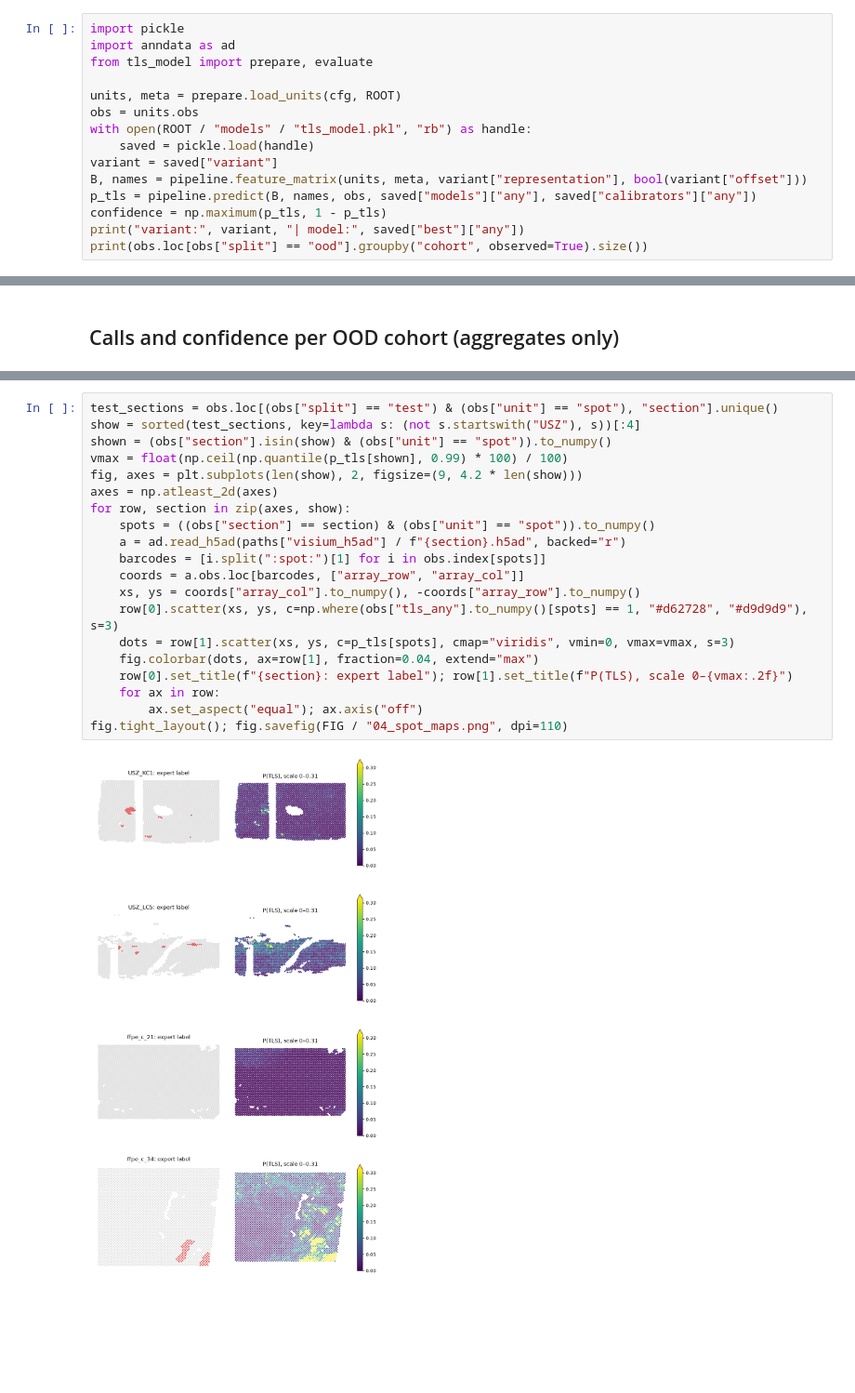
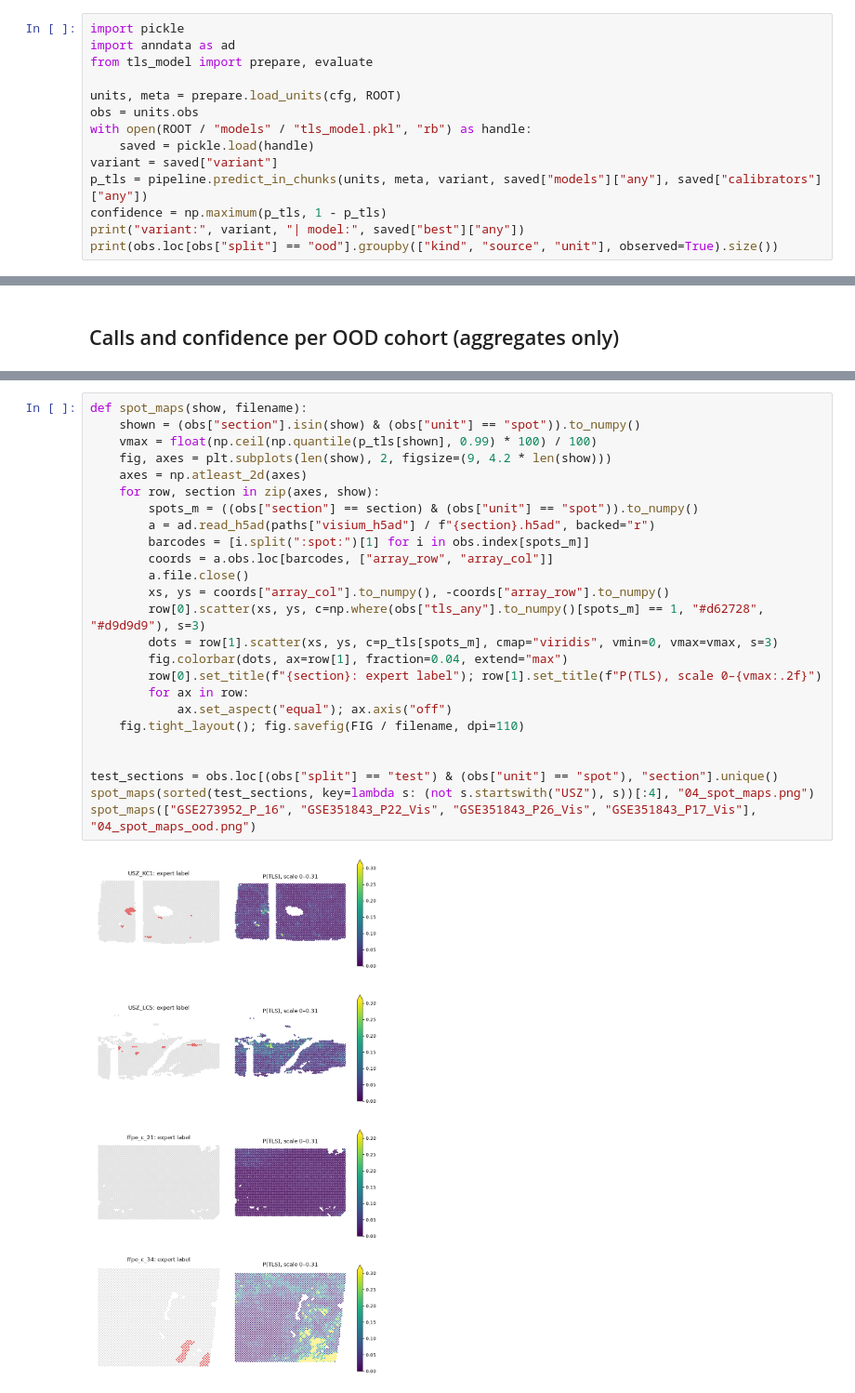
Before and after one commit to onion-42/tls-spatial-bulk, a Jupyter notebook: notebooks/04_predict_ood.ipynb, the cells around one changed output, grey strips where cells are left out. Shown at 93% size. Saved outputs shown, nothing was run; the diff lists cells and outputs as text; blank space fills up the shorter version.

```diff
--- a/notebooks/04_predict_ood.ipynb
+++ b/notebooks/04_predict_ood.ipynb
@@ -42,9 +42,8 @@ obs = units.obs
 with open(ROOT / "models" / "tls_model.pkl", "rb") as handle:
     saved = pickle.load(handle)
 variant = saved["variant"]
-B, names = pipeline.feature_matrix(units, meta, variant["representation"], bool(variant["offset"]))
-p_tls = pipeline.predict(B, names, obs, saved["models"]["any"], saved["calibrators"]["any"])
+p_tls = pipeline.predict_in_chunks(units, meta, variant, saved["models"]["any"], saved["calibrators"]["any"])
 confidence = np.maximum(p_tls, 1 - p_tls)
 print("variant:", variant, "| model:", saved["best"]["any"])
-print(obs.loc[obs["split"] == "ood"].groupby("cohort", observed=True).size())
+print(obs.loc[obs["split"] == "ood"].groupby(["kind", "source", "unit"], observed=True).size())
 # %% [output]
@@ -104,22 +192,27 @@ Left: expert label. Right: P(TLS) on one colour scale shared by all shown sectio
 # %%
+def spot_maps(show, filename):
+    shown = (obs["section"].isin(show) & (obs["unit"] == "spot")).to_numpy()
+    vmax = float(np.ceil(np.quantile(p_tls[shown], 0.99) * 100) / 100)
+    fig, axes = plt.subplots(len(show), 2, figsize=(9, 4.2 * len(show)))
+    axes = np.atleast_2d(axes)
+    for row, section in zip(axes, show):
+        spots_m = ((obs["section"] == section) & (obs["unit"] == "spot")).to_numpy()
+        a = ad.read_h5ad(paths["visium_h5ad"] / f"{section}.h5ad", backed="r")
+        barcodes = [i.split(":spot:")[1] for i in obs.index[spots_m]]
+        coords = a.obs.loc[barcodes, ["array_row", "array_col"]]
+        a.file.close()
+        xs, ys = coords["array_col"].to_numpy(), -coords["array_row"].to_numpy()
+        row[0].scatter(xs, ys, c=np.where(obs["tls_any"].to_numpy()[spots_m] == 1, "#d62728", "#d9d9d9"), s=3)
+        dots = row[1].scatter(xs, ys, c=p_tls[spots_m], cmap="viridis", vmin=0, vmax=vmax, s=3)
+        fig.colorbar(dots, ax=row[1], fraction=0.04, extend="max")
+        row[0].set_title(f"{section}: expert label"); row[1].set_title(f"P(TLS), scale 0–{vmax:.2f}")
+        for ax in row:
+            ax.set_aspect("equal"); ax.axis("off")
+    fig.tight_layout(); fig.savefig(FIG / filename, dpi=110)
+
+
 test_sections = obs.loc[(obs["split"] == "test") & (obs["unit"] == "spot"), "section"].unique()
-show = sorted(test_sections, key=lambda s: (not s.startswith("USZ"), s))[:4]
-shown = (obs["section"].isin(show) & (obs["unit"] == "spot")).to_numpy()
-vmax = float(np.ceil(np.quantile(p_tls[shown], 0.99) * 100) / 100)
-fig, axes = plt.subplots(len(show), 2, figsize=(9, 4.2 * len(show)))
-axes = np.atleast_2d(axes)
-for row, section in zip(axes, show):
-    spots = ((obs["section"] == section) & (obs["unit"] == "spot")).to_numpy()
-    a = ad.read_h5ad(paths["visium_h5ad"] / f"{section}.h5ad", backed="r")
-    barcodes = [i.split(":spot:")[1] for i in obs.index[spots]]
-    coords = a.obs.loc[barcodes, ["array_row", "array_col"]]
-    xs, ys = coords["array_col"].to_numpy(), -coords["array_row"].to_numpy()
-    row[0].scatter(xs, ys, c=np.where(obs["tls_any"].to_numpy()[spots] == 1, "#d62728", "#d9d9d9"), s=3)
-    dots = row[1].scatter(xs, ys, c=p_tls[spots], cmap="viridis", vmin=0, vmax=vmax, s=3)
-    fig.colorbar(dots, ax=row[1], fraction=0.04, extend="max")
-    row[0].set_title(f"{section}: expert label"); row[1].set_title(f"P(TLS), scale 0–{vmax:.2f}")
-    for ax in row:
-        ax.set_aspect("equal"); ax.axis("off")
-fig.tight_layout(); fig.savefig(FIG / "04_spot_maps.png", dpi=110)
+spot_maps(sorted(test_sections, key=lambda s: (not s.startswith("USZ"), s))[:4], "04_spot_maps.png")
+spot_maps(["GSE273952_P_16", "GSE351843_P22_Vis", "GSE351843_P26_Vis", "GSE351843_P17_Vis"], "04_spot_maps_ood.png")
 # %% [output]
-[figure, old version]
+[figure, new version]
```
Also changed, not shown: parts of 11 cells of this notebook, 39 other files.
